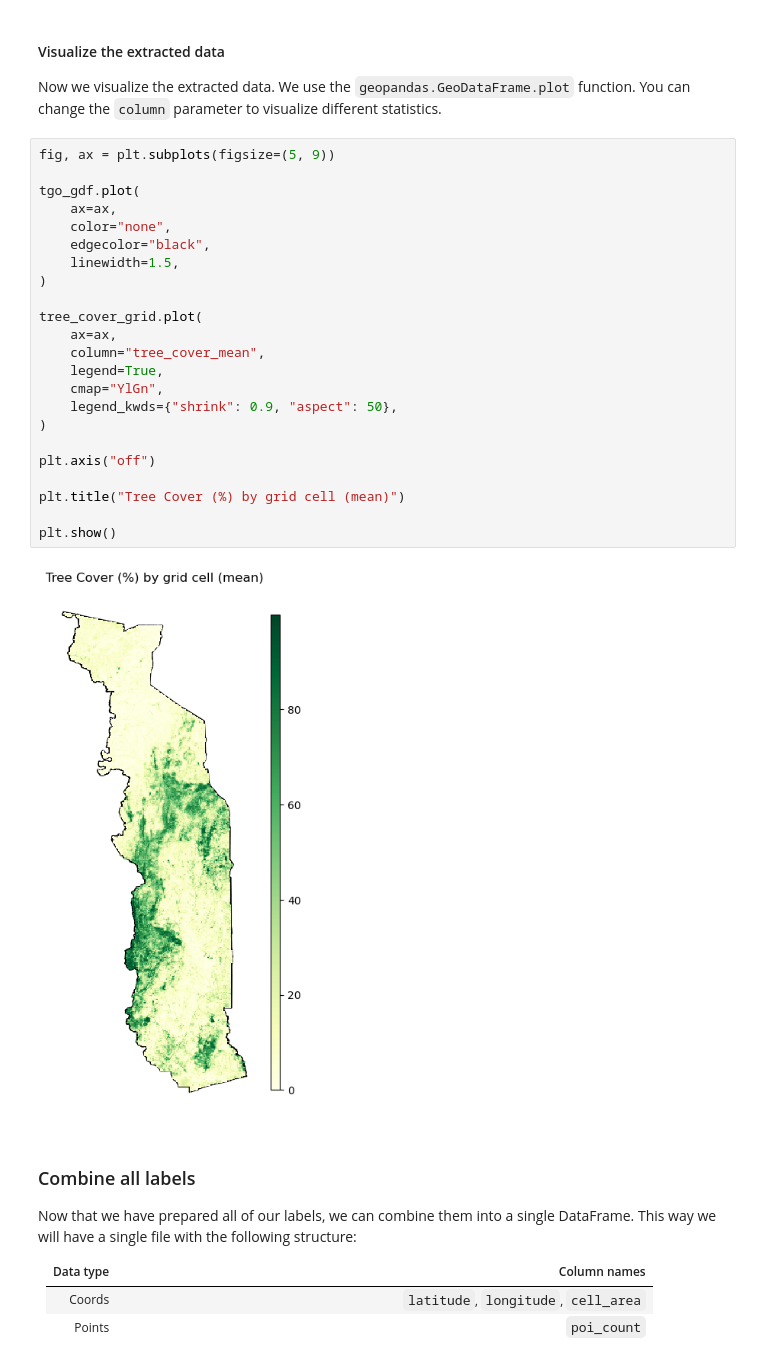
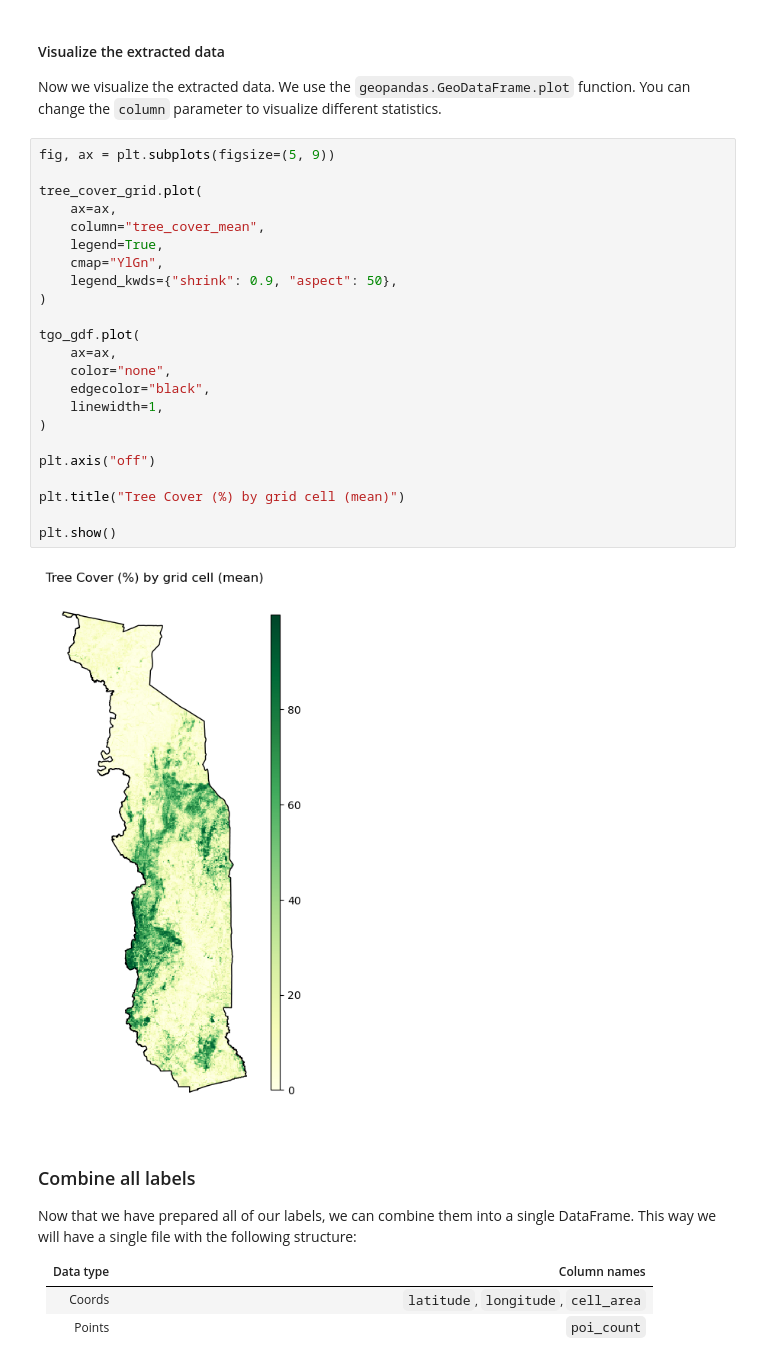
Before and after one commit to fless-lab/MOSAIKS-Training-Manual-French-Version, a Jupyter notebook: notebooks/demo/02-label-data_demo.ipynb, the cells around one changed output. Cells and saved outputs as stored; diff of their text form.

```diff
--- a/notebooks/demo/02-label-data_demo.ipynb
+++ b/notebooks/demo/02-label-data_demo.ipynb
@@ -1213,29 +1233,29 @@ tree_cover_grid[
 Now we visualize the extracted data. We use the `geopandas.GeoDataFrame.plot` function. You can change the `column` parameter to visualize different statistics.
 # %%
 fig, ax = plt.subplots(figsize=(5, 9))
-
-tgo_gdf.plot(
-    ax=ax,
-    color="none",
-    edgecolor="black",
-    linewidth=1.5,
-)
 
 tree_cover_grid.plot(
     ax=ax,
     column="tree_cover_mean",
     legend=True,
     cmap="YlGn",
     legend_kwds={"shrink": 0.9, "aspect": 50},
 )
 
+tgo_gdf.plot(
+    ax=ax,
+    color="none",
+    edgecolor="black",
+    linewidth=1,
+)
+
 plt.axis("off")
 
 plt.title("Tree Cover (%) by grid cell (mean)")
 
 plt.show()
 # %% [output]
-[figure, old version]
+[figure, new version]
 # %% [markdown]
 ### Combine all labels
 
```
Also changed, not shown: parts of 11 cells of this notebook, 2 other files.
